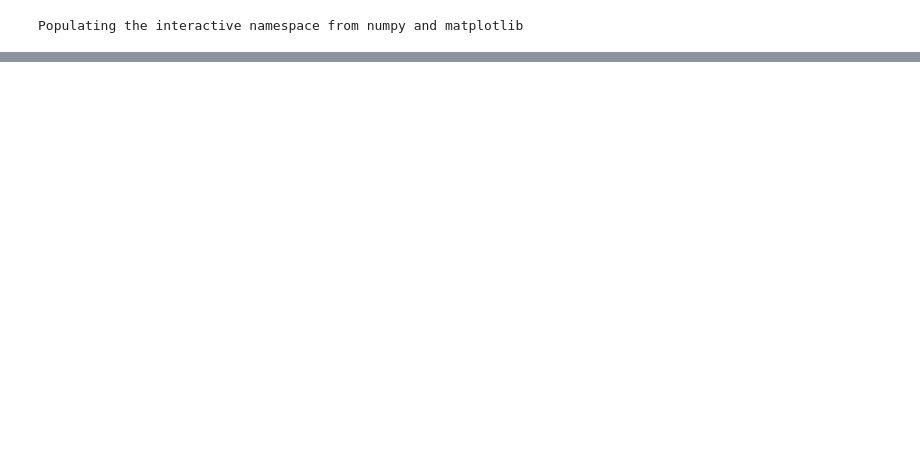
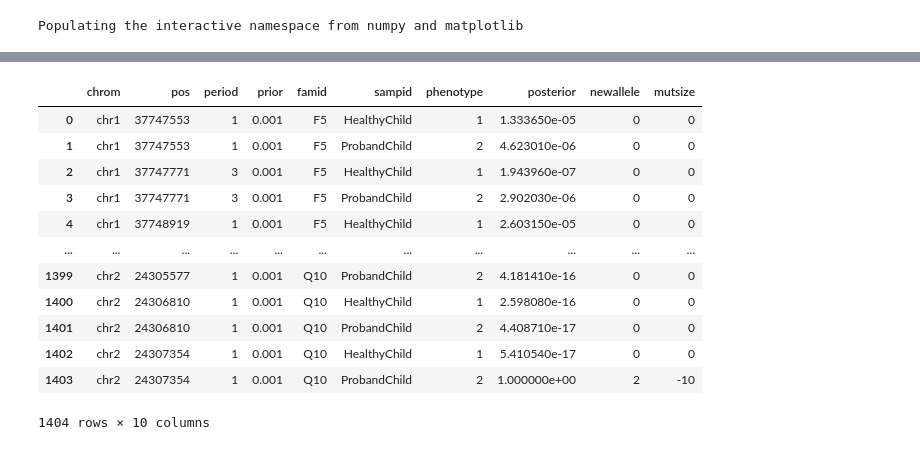
Before and after one commit to gymreklab/ssc-denovos-paper, a Jupyter notebook: simulations/monstr-simulations.ipynb, the cells around one changed output, grey strips where cells are left out. Drawn from its saved outputs; the diff is of its cells as text; code cells hidden in the pictures; blank space fills up the shorter version.

```diff
--- a/simulations/monstr-simulations.ipynb
+++ b/simulations/monstr-simulations.ipynb
@@ -36,3 +44,19 @@ Populating the interactive namespace from numpy and matplotlib
+# %%
+data
+# %% [output]
+|  | chrom | pos | period | prior | famid | sampid | phenotype | posterior | newallele | mutsize |
+| 0 | chr1 | 37747553 | 1 | 0.001 | F5 | HealthyChild | 1 | 1.333650e-05 | 0 | 0 |
+| 1 | chr1 | 37747553 | 1 | 0.001 | F5 | ProbandChild | 2 | 4.623010e-06 | 0 | 0 |
+| 2 | chr1 | 37747771 | 3 | 0.001 | F5 | HealthyChild | 1 | 1.943960e-07 | 0 | 0 |
+| 3 | chr1 | 37747771 | 3 | 0.001 | F5 | ProbandChild | 2 | 2.902030e-06 | 0 | 0 |
+| 4 | chr1 | 37748919 | 1 | 0.001 | F5 | HealthyChild | 1 | 2.603150e-05 | 0 | 0 |
+| ... | ... | ... | ... | ... | ... | ... | ... | ... | ... | ... |
+| 1399 | chr2 | 24305577 | 1 | 0.001 | Q10 | ProbandChild | 2 | 4.181410e-16 | 0 | 0 |
+| 1400 | chr2 | 24306810 | 1 | 0.001 | Q10 | HealthyChild | 1 | 2.598080e-16 | 0 | 0 |
+| 1401 | chr2 | 24306810 | 1 | 0.001 | Q10 | ProbandChild | 2 | 4.408710e-17 | 0 | 0 |
+| 1402 | chr2 | 24307354 | 1 | 0.001 | Q10 | HealthyChild | 1 | 5.410540e-17 | 0 | 0 |
+| 1403 | chr2 | 24307354 | 1 | 0.001 | Q10 | ProbandChild | 2 | 1.000000e+00 | 2 | -10 |
+1404 rows × 10 columns
 # %%
 def MutBarPlot(counts, xlabels, fname=None):
     # normalize counts to sum to 1
```
Also changed, not shown: parts of 6 cells of this notebook.
